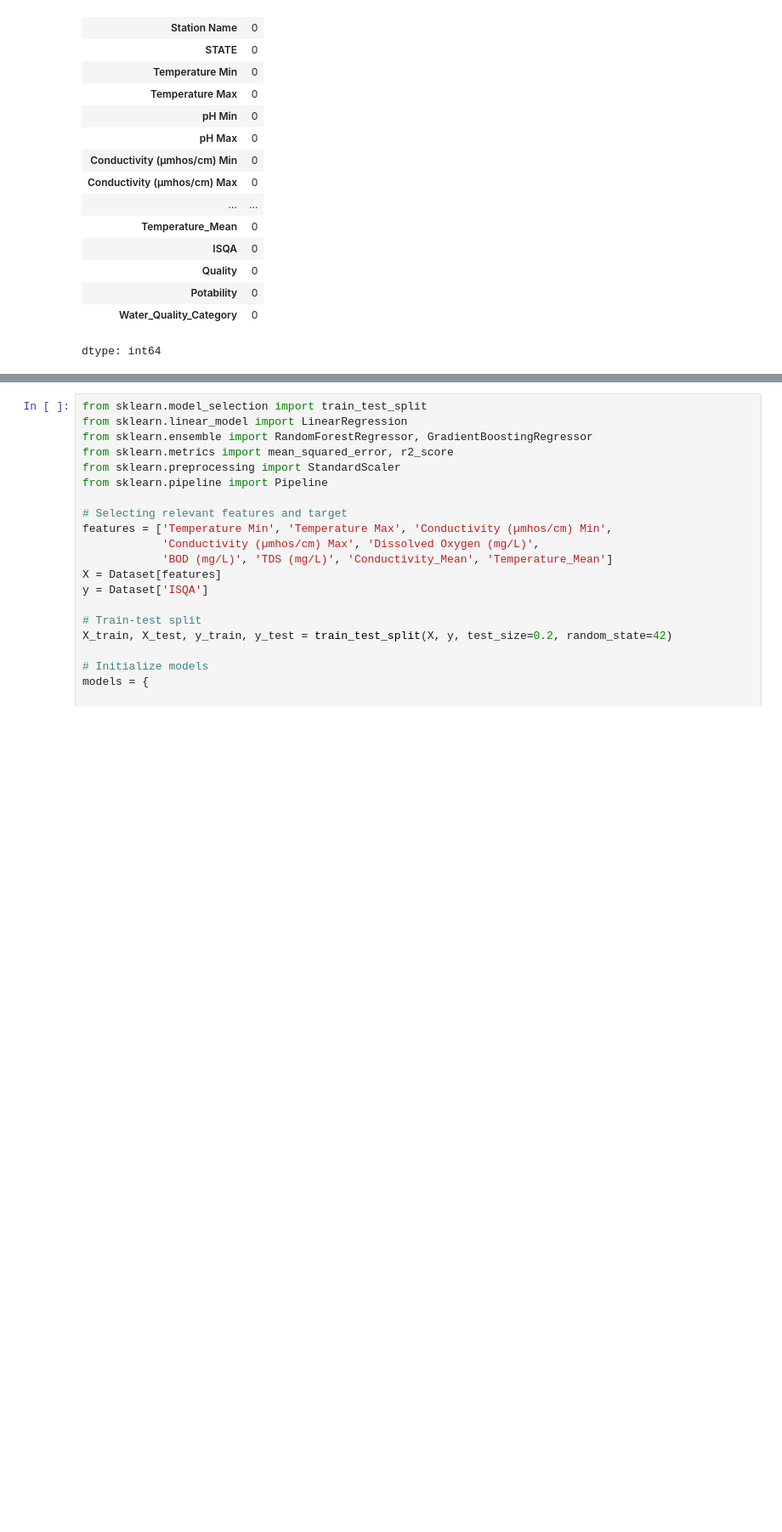
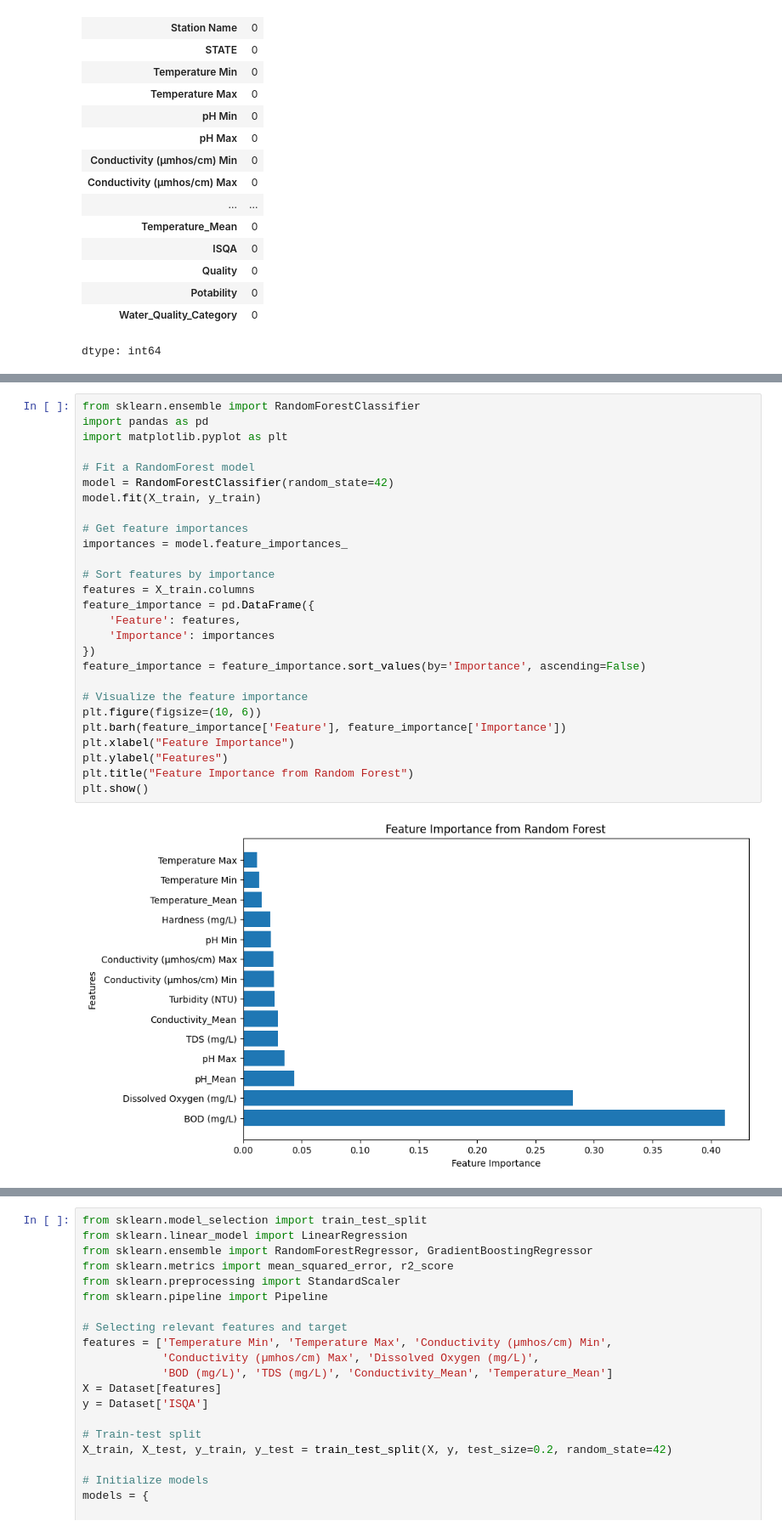
Before and after one commit to cyberdreams8/water-quality-analysis-and-prediction-2, a Jupyter notebook: modified_water_quality.ipynb, the cells around one changed output, grey strips where cells are left out. Shown at 85% size. Drawn from its saved outputs; the diff is of its cells as text; blank space fills up the shorter version.

```diff
--- a/modified_water_quality.ipynb
+++ b/modified_water_quality.ipynb
@@ -1251,0 +1312,29 @@ Predictions for Gradient Boosting in original categories:
+# %%
+from sklearn.ensemble import RandomForestClassifier
+import pandas as pd
+import matplotlib.pyplot as plt
+
+# Fit a RandomForest model
+model = RandomForestClassifier(random_state=42)
+model.fit(X_train, y_train)
+
+# Get feature importances
+importances = model.feature_importances_
+
+# Sort features by importance
+features = X_train.columns
+feature_importance = pd.DataFrame({
+    'Feature': features,
+    'Importance': importances
+})
+feature_importance = feature_importance.sort_values(by='Importance', ascending=False)
+
+# Visualize the feature importance
+plt.figure(figsize=(10, 6))
+plt.barh(feature_importance['Feature'], feature_importance['Importance'])
+plt.xlabel("Feature Importance")
+plt.ylabel("Features")
+plt.title("Feature Importance from Random Forest")
+plt.show()
+# %% [output]
+[figure, added]
```
Also changed, not shown: parts of 16 cells of this notebook.
